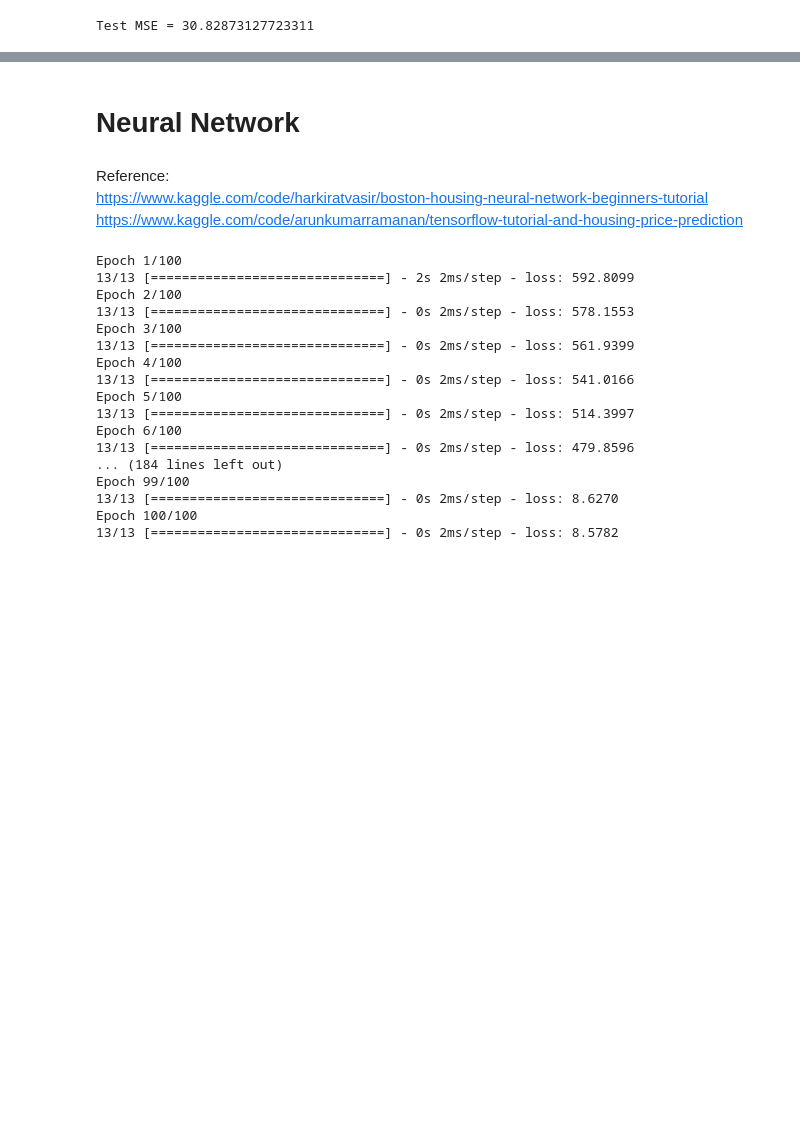
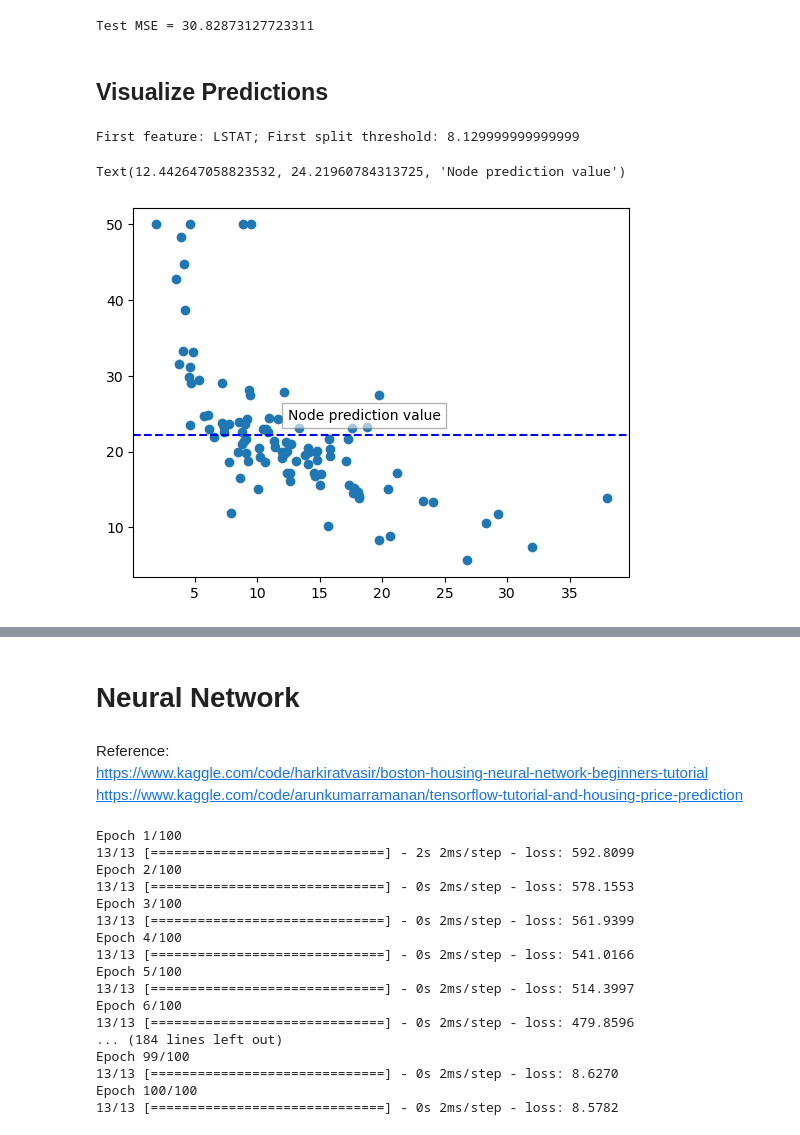
Before and after one commit to yqelisa/Boston_Housing, a Jupyter notebook: Boston_Housing.ipynb, the cells around one changed output, grey strips where cells are left out. Cells and saved outputs as stored; diff of their text form; code cells hidden in the pictures; blank space fills up the shorter version.

Commit message:
Add Regression Tree prediction process visualization

```diff
--- a/Boston_Housing.ipynb
+++ b/Boston_Housing.ipynb
@@ -833,3 +841,23 @@ mse = compute_mse(y_test, y_pred)
 print(f"Test MSE = {mse}")
 # %% [output]
 Test MSE = 30.82873127723311
+# %% [markdown]
+## Visualize Predictions
+# %%
+# Get values of the first split
+first_feature = tree[0]
+first_split = tree[1]
+print(f"First feature: {first_feature}; First split threshold: {first_split}")
+
+left_idx = (X_test[first_feature] <= first_split)
+right_idx = (X_test[first_feature] > first_split)
+# %% [output]
+First feature: LSTAT; First split threshold: 8.129999999999999
+# %%
+# Visualize the Node prediction
+plt.scatter(X_test[first_feature], y_test)
+plt.axhline(y=y_test.mean(), color="blue", linestyle ="--")
+plt.annotate("Node prediction value", (X_test[first_feature].mean(), y_test.mean()+2), bbox=dict(facecolor='white', alpha=0.6, edgecolor='gray'))
+# %% [output]
+Text(12.442647058823532, 24.21960784313725, 'Node prediction value')
+[figure, added]
```
Also changed, not shown: parts of 18 cells of this notebook.
